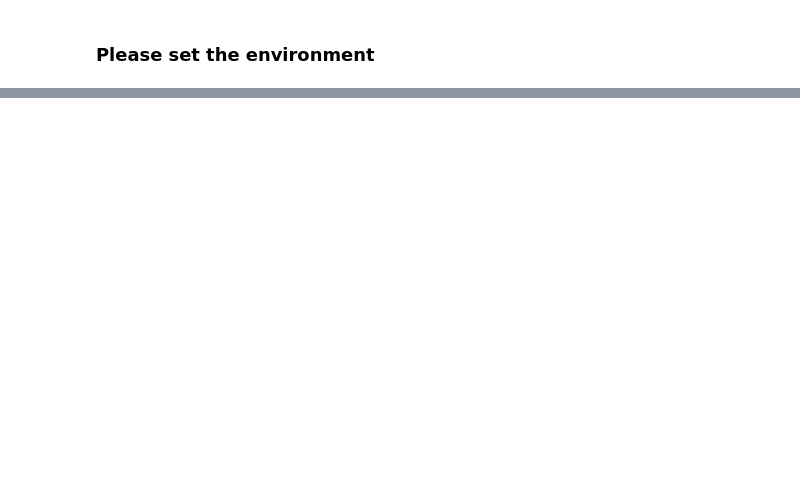
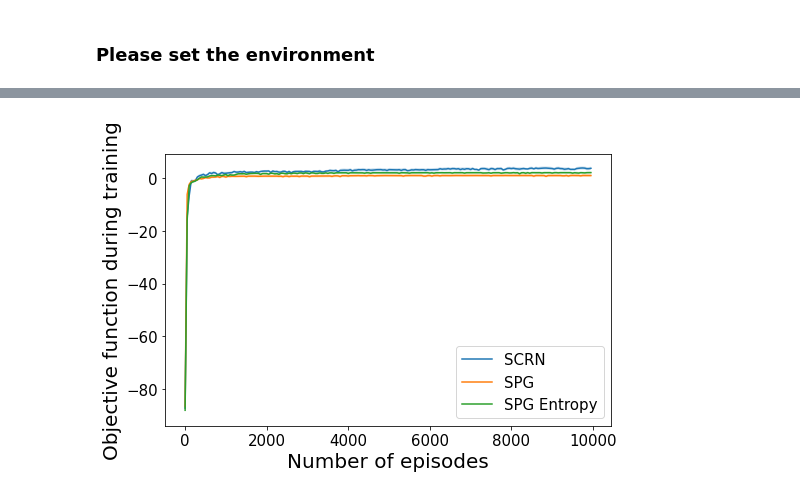
Before and after one commit to federicobetti99/Global-Convergence-in-RL, a Jupyter notebook: run.ipynb, the cells around one changed output, grey strips where cells are left out. Saved outputs shown, nothing was run; the diff lists cells and outputs as text; code cells hidden in the pictures; blank space fills up the shorter version.

```diff
--- a/run.ipynb
+++ b/run.ipynb
@@ -194,0 +170,22 @@ plt.show()
+# %%
+plt.figure(figsize=(8, 5))
+QOI_SCRN = average_stats["SCRN"]["obj_estimates"]
+STD_SCRN = std_stats["SCRN"]["obj_estimates"]
+QOI_SPG = average_stats["SPG"]["obj_estimates"]
+STD_SPG = std_stats["SPG"]["obj_estimates"]
+QOI_ESPG = average_stats["SPG Entropy"]["obj_estimates"]
+STD_ESPG = std_stats["SPG Entropy"]["obj_estimates"]
+plt.plot(np.arange(0, num_episodes, step=test_freq), QOI_SCRN, label="SCRN")
+plt.fill_between(np.arange(0, num_episodes, step=test_freq), QOI_SCRN-STD_SCRN, QOI_SCRN+STD_SCRN, alpha=0.2)
+plt.plot(np.arange(0, num_episodes, step=test_freq), QOI_SPG, label="SPG")
+plt.fill_between(np.arange(0, num_episodes, step=test_freq), QOI_SPG-STD_SPG, QOI_SPG+STD_SPG, alpha=0.2)
+plt.plot(np.arange(0, num_episodes, step=test_freq), QOI_ESPG, label="SPG Entropy")
+plt.fill_between(np.arange(0, num_episodes, step=test_freq), QOI_ESPG-STD_ESPG, QOI_ESPG+STD_ESPG, alpha=0.2)
+plt.legend(loc="best", fontsize=15)
+plt.xticks(fontsize=15)
+plt.yticks(fontsize=15)
+plt.xlabel("Number of episodes", fontsize=20)
+plt.ylabel("Objective function during training", fontsize=20)
+plt.show()
+# %% [output]
+[figure, added]
```
Also changed, not shown: parts of 7 cells of this notebook, 12 other files.
